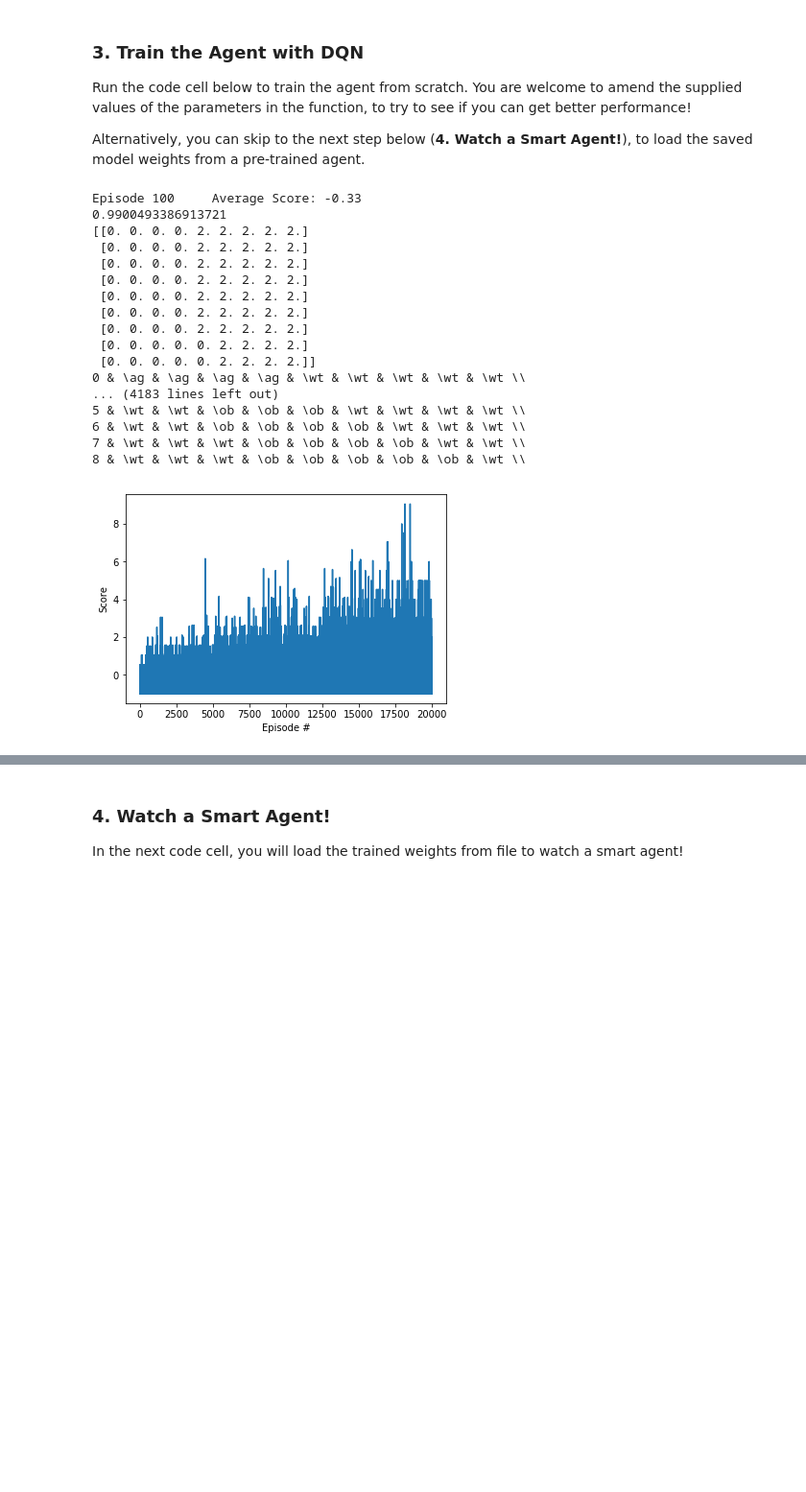
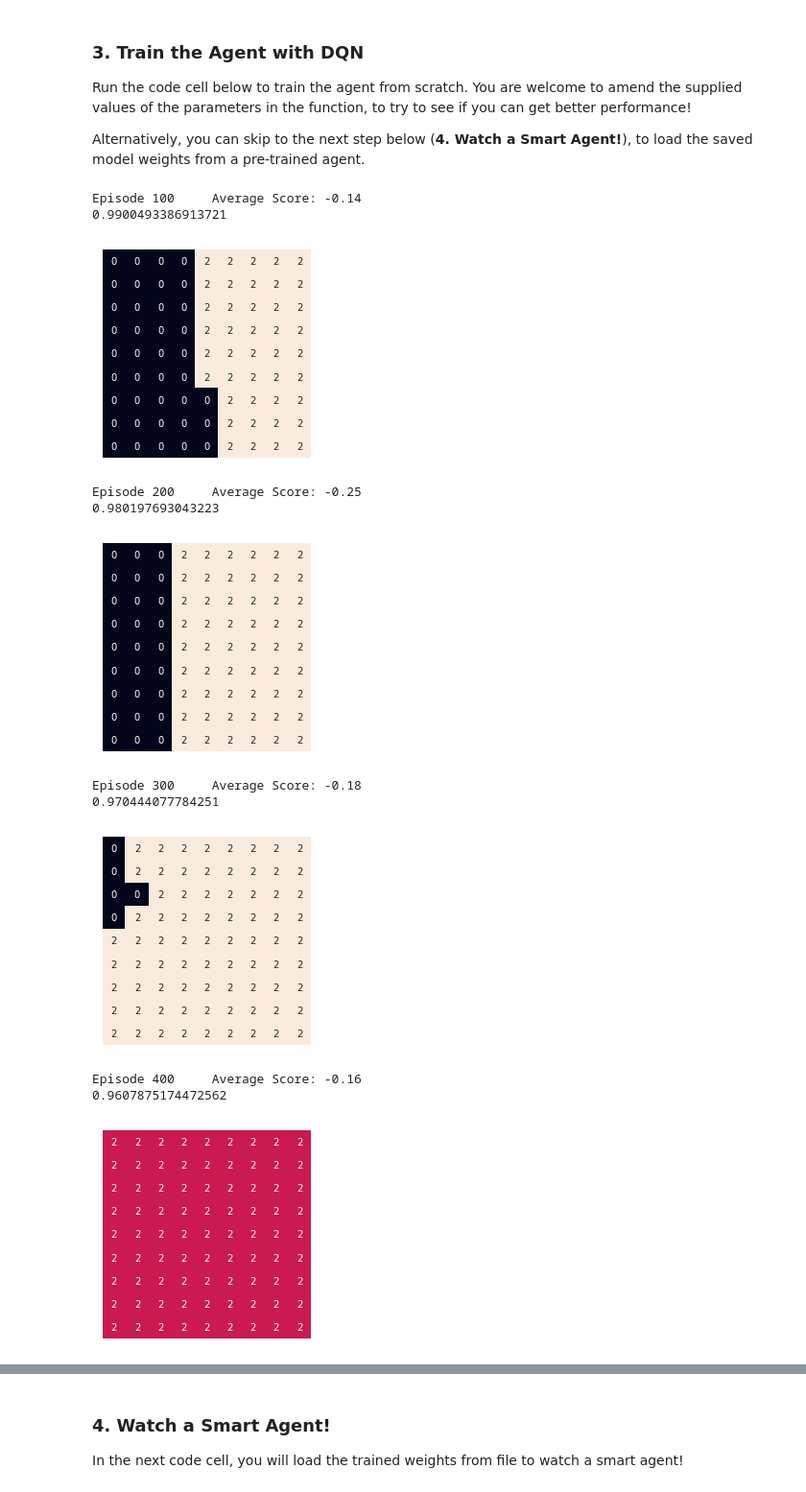
Before and after one commit to michaelneuder/parkes_lab_fa19, a Jupyter notebook: proof_of_work/deep_q/v0/experiments/deep-reinforcement-learning-master/Deep_Q_Network_Solution.ipynb, the cells around one changed output, grey strips where cells are left out. Shown at 96% size. Drawn from its saved outputs; the diff is of its cells as text; code cells hidden in the pictures; blank space fills up the shorter version.

```diff
--- a/proof_of_work/deep_q/v0/experiments/deep-reinforcement-learning-master/Deep_Q_Network_Solution.ipynb
+++ b/proof_of_work/deep_q/v0/experiments/deep-reinforcement-learning-master/Deep_Q_Network_Solution.ipynb
@@ -20,9 +26,9 @@ Initialize the environment in the code cell below.
 # %%
-env = e.Environment(0.4, 9)
+env = e.Environment(0.45, 9)
 from dqn_agent import Agent
 agent = Agent(state_size=2, action_size=3, seed=0)
 # %%
-rho = 0.47370147705078125
+rho = 0.6032638549804688
 def evalReward(reward):
     reward = (1 - rho) * reward[0] - rho * reward[1]
     if reward > 1:
@@ -37,7 +43,7 @@ Run the code cell below to train the agent from scratch.  You are welcome to ame
 
 Alternatively, you can skip to the next step below (**4. Watch a Smart Agent!**), to load the saved model weights from a pre-trained agent.
 # %%
-def dqn(n_episodes=20000, max_t=1000, eps_start=1.0, eps_end=0.01, eps_decay=0.9999):
+def dqn(n_episodes=200000, max_t=1000, eps_start=1.0, eps_end=0.01, eps_decay=0.9999):
     """Deep Q-Learning.
 
     Params
@@ -61,48 +67,48 @@ def dqn(n_episodes=20000, max_t=1000, eps_start=1.0, eps_end=0.01, eps_decay=0.9
             agent.step(state, action, reward_val, next_state, done)
             state = next_state
             score += reward_val
             if done:
                 break
         scores_window.append(score)       # save most recent score
         scores.append(score)              # save most recent score
         eps = max(eps_end, eps*eps_decay) # decrease epsilon
         print('\rEpisode {}\tAverage Score: {:.2f}'.format(i_episode, np.mean(scores_window)), end="")
         if i_episode % 100 == 0:
             print('\rEpisode {}\tAverage Score: {:.2f}'.format(i_episode, np.mean(scores_window)))
             print(eps)
             policy = agent.extractPolicy()
-            agent.processPolicy(policy)
+            plt.imshow(policy)
+            ax = sns.heatmap(policy, annot=True)
+            cb = ax.collections[-1].colorbar
+            cb.remove()
+            plt.xticks([])
+            plt.yticks([])
+            plt.show()
         if np.mean(scores_window)>=200.0:
             print('\nEnvironment solved in {:d} episodes!\tAverage Score: {:.2f}'.format(i_episode-100, np.mean(scores_window)))
             torch.save(agent.qnetwork_local.state_dict(), 'checkpoint.pth')
             break
     return scores
 
 scores = dqn()
 
 # plot the scores
 fig = plt.figure()
 ax = fig.add_subplot(111)
 plt.plot(np.arange(len(scores)), scores)
 plt.ylabel('Score')
 plt.xlabel('Episode #')
 plt.show()
 # %% [output]
-Episode 100     Average Score: -0.33
+Episode 100     Average Score: -0.14
 0.9900493386913721
-[[0. 0. 0. 0. 2. 2. 2. 2. 2.]
- [0. 0. 0. 0. 2. 2. 2. 2. 2.]
- [0. 0. 0. 0. 2. 2. 2. 2. 2.]
- [0. 0. 0. 0. 2. 2. 2. 2. 2.]
- [0. 0. 0. 0. 2. 2. 2. 2. 2.]
- [0. 0. 0. 0. 2. 2. 2. 2. 2.]
- [0. 0. 0. 0. 2. 2. 2. 2. 2.]
- [0. 0. 0. 0. 0. 2. 2. 2. 2.]
- [0. 0. 0. 0. 0. 2. 2. 2. 2.]]
-0 & \ag & \ag & \ag & \ag & \wt & \wt & \wt & \wt & \wt \\
-... (4183 lines left out)
-5 & \wt & \wt & \ob & \ob & \ob & \wt & \wt & \wt & \wt \\
-6 & \wt & \wt & \ob & \ob & \ob & \ob & \wt & \wt & \wt \\
-7 & \wt & \wt & \wt & \ob & \ob & \ob & \ob & \wt & \wt \\
-8 & \wt & \wt & \wt & \ob & \ob & \ob & \ob & \ob & \wt \\
-[figure, old version]
+[figure, new version]
+Episode 200     Average Score: -0.25
+0.980197693043223
+[figure, added]
+Episode 300     Average Score: -0.18
+0.970444077784251
+[figure, added]
+Episode 400     Average Score: -0.16
+0.9607875174472562
+[figure, added]
```
Also changed, not shown: parts of 3 cells of this notebook, 12 other files.
